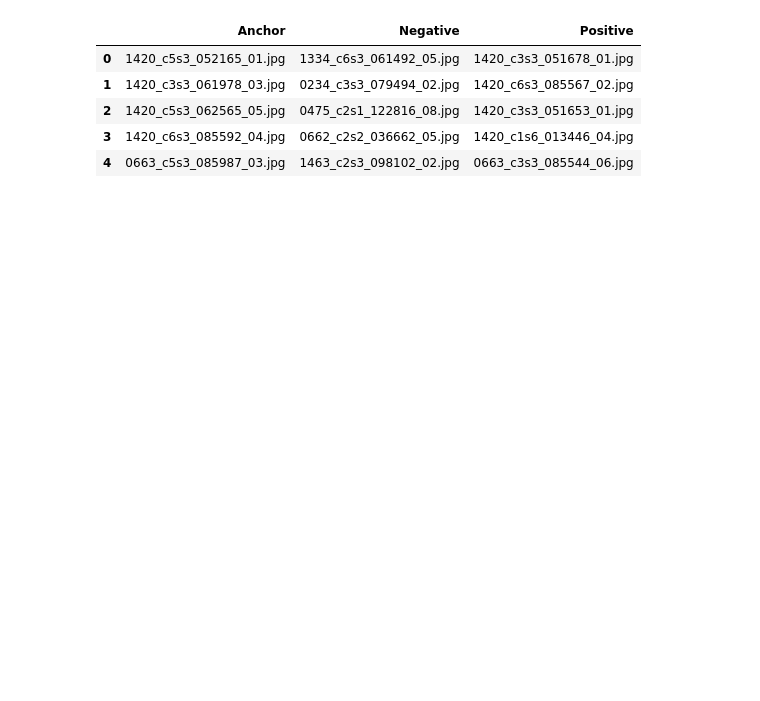
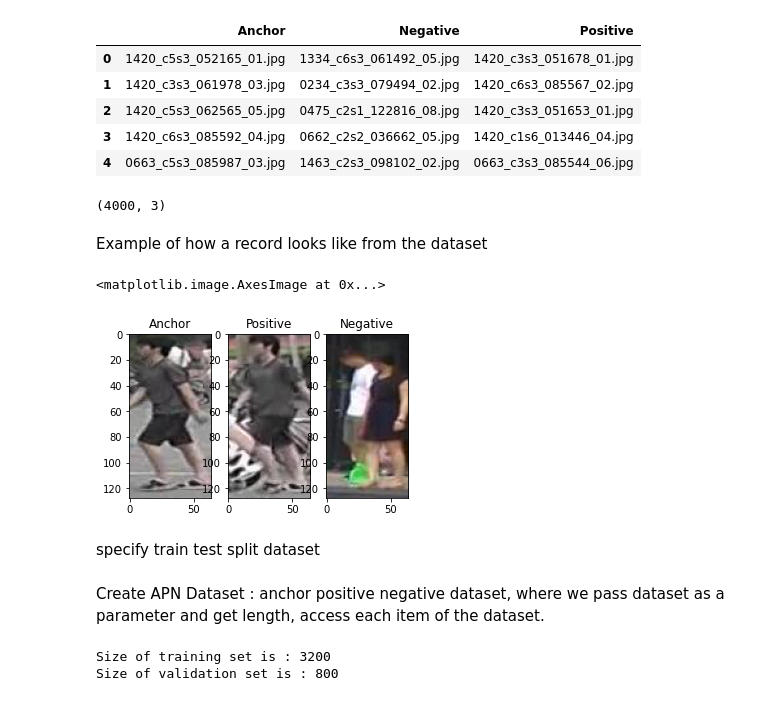
Before and after one commit to dhwanijhawan/DeepLearning, a Jupyter notebook: siamese.ipynb, the cells around one changed output. Saved outputs shown, nothing was run; the diff lists cells and outputs as text; code cells hidden in the pictures; blank space fills up the shorter version.

```diff
--- a/siamese.ipynb
+++ b/siamese.ipynb
@@ -44,8 +64,9 @@ sys.path.append('/content/Person-Re-Id-Dataset')
 # %%
-data_dir = '/Users/dhwaninijhawan/Documents/Portfolio/DeepLearning/Person-Re-Id-Dataset/train'
+data_dir = '/Users/dhwaninijhawan/Documents/Portfolio/DeepLearning/Person-Re-Id-Dataset/train/'
 csv_file = '/Users/dhwaninijhawan/Documents/Portfolio/DeepLearning/Person-Re-Id-Dataset/train.csv'
 batch_size = 32
 learning_rate = 0.001
 epochs = 15
-device = 'cuda'
+device = torch.device('mps')
+# device = 'cuda'
 # %%
@@ -68,3 +81,29 @@ df.head()
 | 2 | 1420_c5s3_062565_05.jpg | 0475_c2s1_122816_08.jpg | 1420_c3s3_051653_01.jpg |
 | 3 | 1420_c6s3_085592_04.jpg | 0662_c2s2_036662_05.jpg | 1420_c1s6_013446_04.jpg |
 | 4 | 0663_c5s3_085987_03.jpg | 1463_c2s3_098102_02.jpg | 0663_c3s3_085544_06.jpg |
+# %%
+df.shape
+# %% [output]
+(4000, 3)
+# %% [markdown]
+Example of how a record looks like from the dataset
+# %%
+row = df.iloc[1000]
+a_img = io.imread(data_dir + row.Anchor)
+p_img = io.imread(data_dir + row.Positive)
+n_img = io.imread(data_dir + row.Negative)
+# %%
+f, (ax1, ax2, ax3) = plt.subplots(1,3, figsize = (5,5))
+ax1.set_title("Anchor")
+ax1.imshow(a_img)
+
+ax2.set_title("Positive")
+ax2.imshow(p_img)
+
+ax3.set_title("Negative")
+ax3.imshow(n_img)
+# %% [output]
+<matplotlib.image.AxesImage at 0x...>
+[figure, added]
+# %% [markdown]
+specify train test split dataset
@@ -70,0 +112,2 @@ df.head()
+# %% [markdown]
+Create APN Dataset : anchor positive negative dataset, where we pass dataset as a parameter and get length, access each item of the dataset.
@@ -70,0 +137,9 @@ df.head()
+# %%
+trainset = apn_dataset(train_df)
+validset = apn_dataset(valid_df)
+
+print(f"Size of training set is : {len(trainset)}")
+print(f"Size of validation set is : {len(validset)}")
+# %% [output]
+Size of training set is : 3200
+Size of validation set is : 800
```
Also changed, not shown: parts of 36 cells of this notebook.
